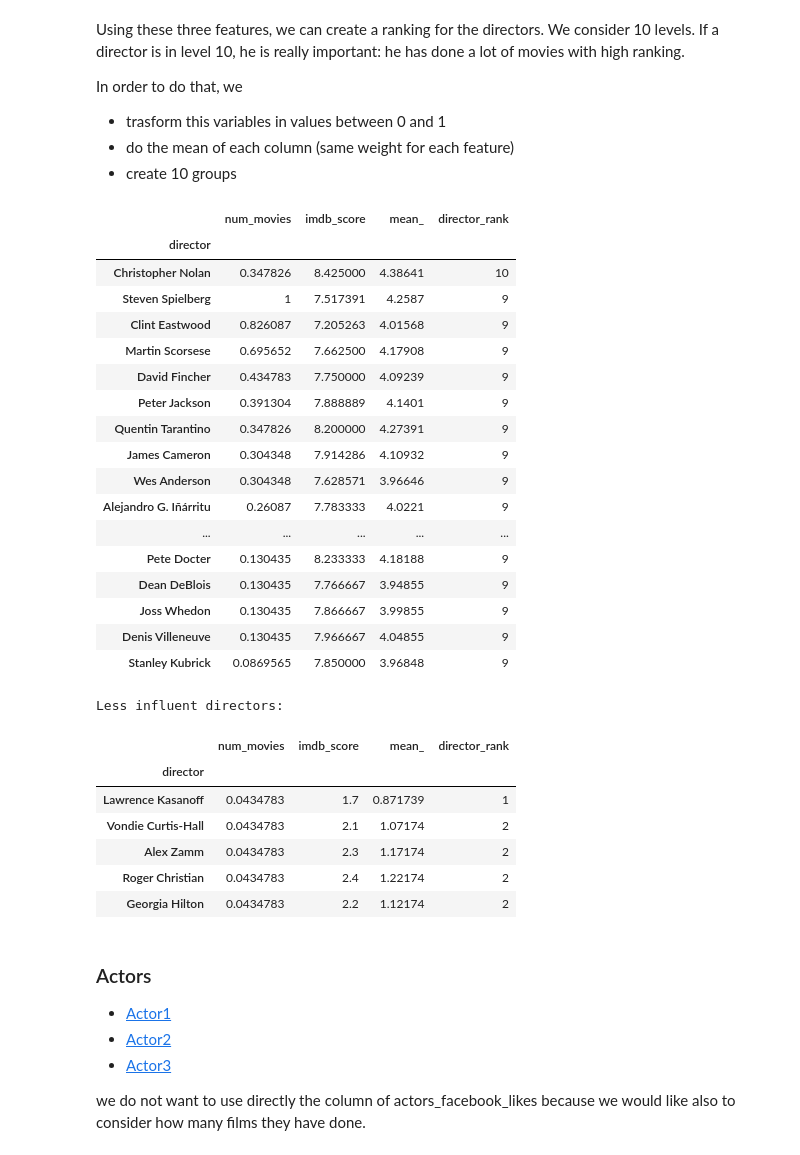
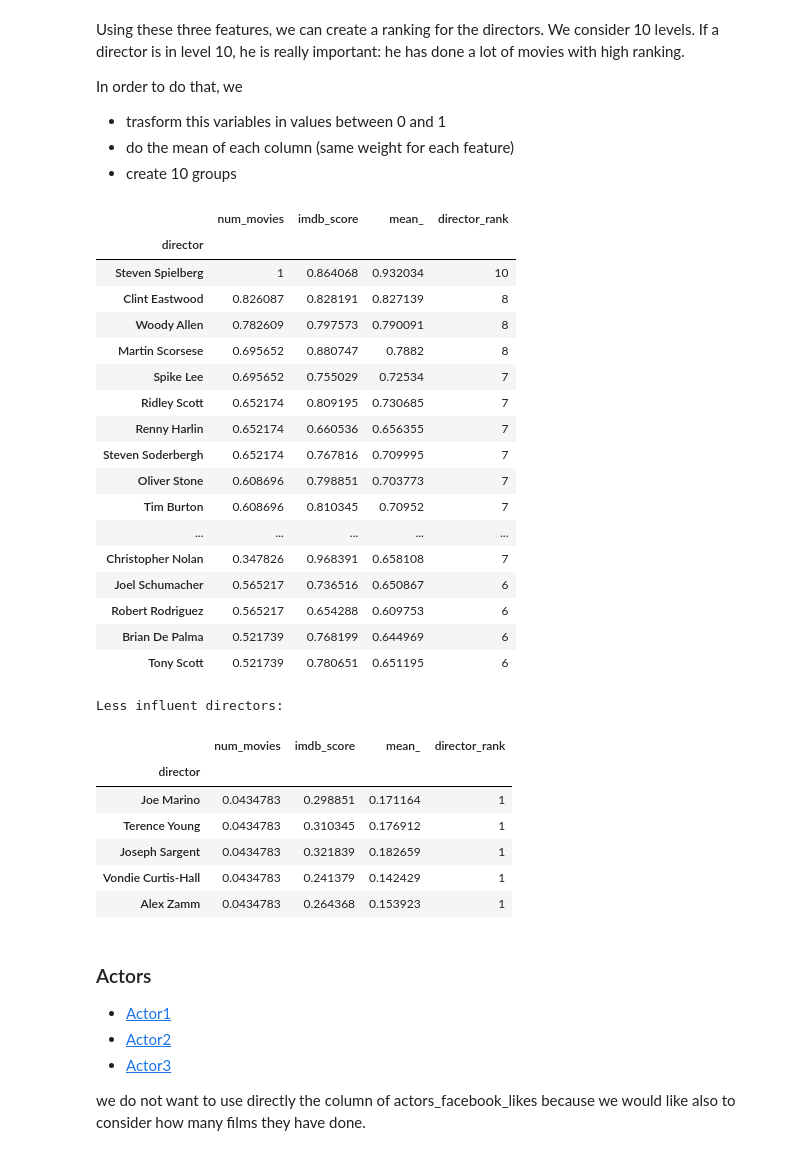
Before and after one commit to anitamezzetti/EPFL_Data_science_in_practice, a Jupyter notebook: Project/Project.ipynb, the cells around one changed output. Drawn from its saved outputs; the diff is of its cells as text; code cells hidden in the pictures.

```diff
--- a/Project/Project.ipynb
+++ b/Project/Project.ipynb
@@ -871,11 +874,7 @@ In the regression, we cannot use variables which are consequnces, as movie_faceb
 Same reasoning for imdb_score
 # %%
 # mean movie_facebook_likes for the movies did by that director
-num_likes = group_director.mean().movie_facebook_likes
-directors = directors.merge(num_likes,how='left', left_index=True, right_index=True)
-
-"""# mean movie_facebook_likes for the movies did by that director
 score = group_director.mean().imdb_score
-directors = directors.merge(score, how='left', left_index=True, right_index=True)"""
+directors = directors.merge(score, how='left', left_index=True, right_index=True)
 
 directors.head(10)
@@ -904,41 +916,37 @@ In order to do that, we
 # %%
 #we divide wach value for the max of that column in order to have values between 0 and 1
 directors.num_movies = directors.num_movies/directors.num_movies.max()
 
-'''# log for likes
-max_likes = np.log(directors.movie_facebook_likes.max())
-directors.movie_facebook_likes = [1 if x == 0 else x for x in directors.movie_facebook_likes.values] # edit zeros to use log
-directors.movie_facebook_likes = directors.movie_facebook_likes/max_likes
-directors.imdb_score = directors.imdb_score/directors.imdb_score.max()'''
+directors.imdb_score = directors.imdb_score/directors.imdb_score.max()
 
 #we consider that each column has the same weight and we do the mean
 directors['mean_'] = directors.num_movies*1/2 + directors.imdb_score*1/2
 massimo = directors.mean_.max()
 directors['director_rank'] = [int(x) for x in directors.mean_/massimo*10]
-directors = directors.drop(columns='movie_facebook_likes')
+
 
 directors = directors.sort_values(['director_rank','num_movies'], ascending=False)
 
 directors.head(20)
 # %% [output]
 |  | num_movies | imdb_score | mean_ | director_rank |
 | director |  |  |  |  |
-| Christopher Nolan | 0.347826 | 8.425000 | 4.38641 | 10 |
-| Steven Spielberg | 1 | 7.517391 | 4.2587 | 9 |
-| Clint Eastwood | 0.826087 | 7.205263 | 4.01568 | 9 |
-| Martin Scorsese | 0.695652 | 7.662500 | 4.17908 | 9 |
-| David Fincher | 0.434783 | 7.750000 | 4.09239 | 9 |
-| Peter Jackson | 0.391304 | 7.888889 | 4.1401 | 9 |
-| Quentin Tarantino | 0.347826 | 8.200000 | 4.27391 | 9 |
-| James Cameron | 0.304348 | 7.914286 | 4.10932 | 9 |
-| Wes Anderson | 0.304348 | 7.628571 | 3.96646 | 9 |
-| Alejandro G. Iñárritu | 0.26087 | 7.783333 | 4.0221 | 9 |
+| Steven Spielberg | 1 | 0.864068 | 0.932034 | 10 |
+| Clint Eastwood | 0.826087 | 0.828191 | 0.827139 | 8 |
+| Woody Allen | 0.782609 | 0.797573 | 0.790091 | 8 |
+| Martin Scorsese | 0.695652 | 0.880747 | 0.7882 | 8 |
+| Spike Lee | 0.695652 | 0.755029 | 0.72534 | 7 |
+| Ridley Scott | 0.652174 | 0.809195 | 0.730685 | 7 |
+| Renny Harlin | 0.652174 | 0.660536 | 0.656355 | 7 |
+| Steven Soderbergh | 0.652174 | 0.767816 | 0.709995 | 7 |
+| Oliver Stone | 0.608696 | 0.798851 | 0.703773 | 7 |
+| Tim Burton | 0.608696 | 0.810345 | 0.70952 | 7 |
 | ... | ... | ... | ... | ... |
-| Pete Docter | 0.130435 | 8.233333 | 4.18188 | 9 |
-| Dean DeBlois | 0.130435 | 7.766667 | 3.94855 | 9 |
-| Joss Whedon | 0.130435 | 7.866667 | 3.99855 | 9 |
-| Denis Villeneuve | 0.130435 | 7.966667 | 4.04855 | 9 |
-| Stanley Kubrick | 0.0869565 | 7.850000 | 3.96848 | 9 |
+| Christopher Nolan | 0.347826 | 0.968391 | 0.658108 | 7 |
+| Joel Schumacher | 0.565217 | 0.736516 | 0.650867 | 6 |
+| Robert Rodriguez | 0.565217 | 0.654288 | 0.609753 | 6 |
+| Brian De Palma | 0.521739 | 0.768199 | 0.644969 | 6 |
+| Tony Scott | 0.521739 | 0.780651 | 0.651195 | 6 |
 # %%
 print("Less influent directors:")
 directors.sort_values(by=['director_rank']).head()
@@ -946,11 +954,11 @@ directors.sort_values(by=['director_rank']).head()
 Less influent directors:
 |  | num_movies | imdb_score | mean_ | director_rank |
 | director |  |  |  |  |
-| Lawrence Kasanoff | 0.0434783 | 1.7 | 0.871739 | 1 |
-| Vondie Curtis-Hall | 0.0434783 | 2.1 | 1.07174 | 2 |
-| Alex Zamm | 0.0434783 | 2.3 | 1.17174 | 2 |
-| Roger Christian | 0.0434783 | 2.4 | 1.22174 | 2 |
-| Georgia Hilton | 0.0434783 | 2.2 | 1.12174 | 2 |
+| Joe Marino | 0.0434783 | 0.298851 | 0.171164 | 1 |
+| Terence Young | 0.0434783 | 0.310345 | 0.176912 | 1 |
+| Joseph Sargent | 0.0434783 | 0.321839 | 0.182659 | 1 |
+| Vondie Curtis-Hall | 0.0434783 | 0.241379 | 0.142429 | 1 |
+| Alex Zamm | 0.0434783 | 0.264368 | 0.153923 | 1 |
 # %% [markdown]
 ### Actors <a name="actors"></a>
 - [Actor1](#a1)
```
Also changed, not shown: parts of 104 cells of this notebook, 1 other file.
